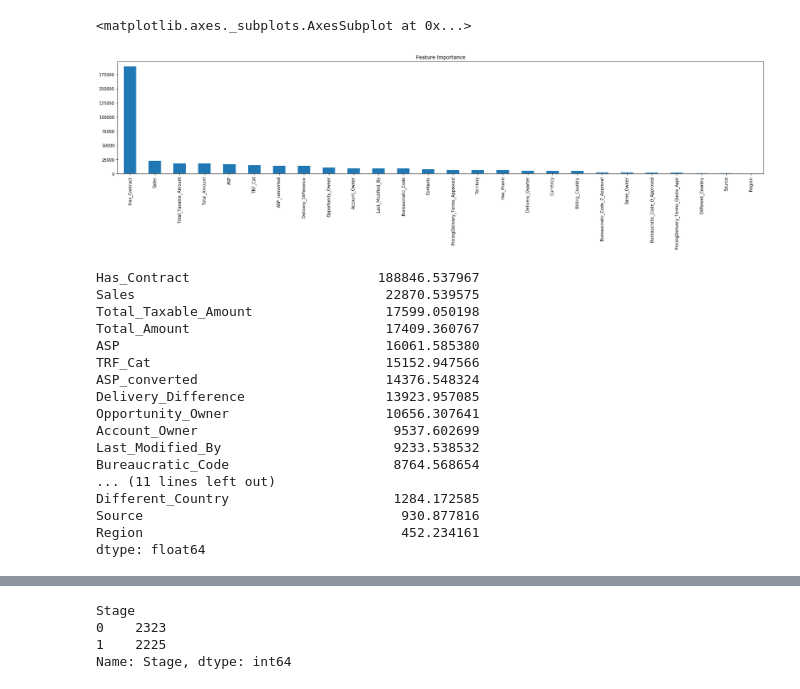
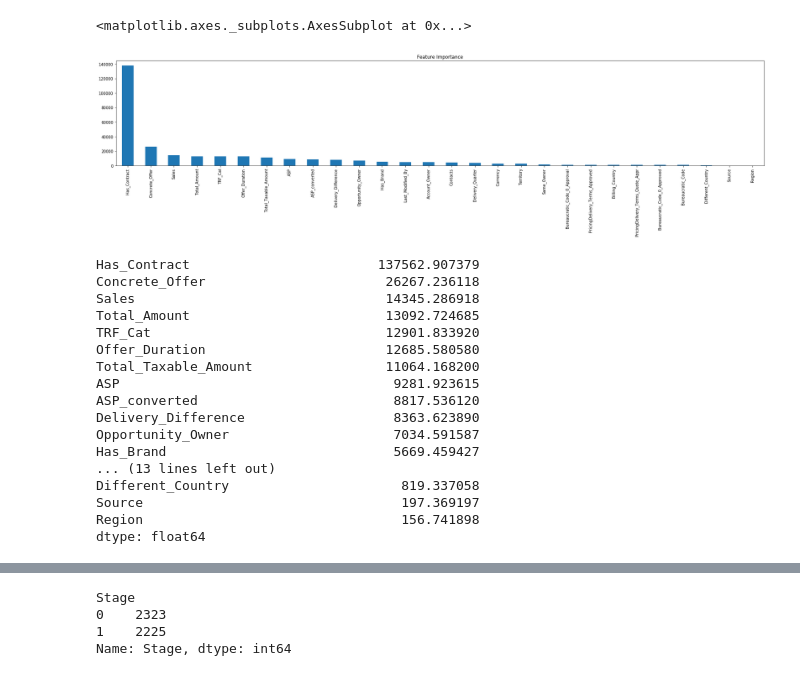
Before and after one commit to eugenusb/Alix2020, a Jupyter notebook: Auxiliar3.ipynb, the cells around one changed output, grey strips where cells are left out. Saved outputs shown, nothing was run; the diff lists cells and outputs as text; code cells hidden in the pictures.

```diff
--- a/Auxiliar3.ipynb
+++ b/Auxiliar3.ipynb
@@ -45,6 +44,10 @@ def preprocess(data):
 
     data["Contacts"] = data.groupby("Opportunity_ID", sort = False)["Opportunity_ID"].transform("count")
     data["Delivery_Difference"] = (data["Planned_Delivery_End_Date"] - data["Planned_Delivery_Start_Date"]).dt.days
+    data["Concrete_Offer"] = (data["Planned_Delivery_End_Date"] - data["Opportunity_Created_Date"]).dt.days
+    data.loc[data.Concrete_Offer <= 0, "Concrete_Offer"] = 0
+    data["Offer_Duration"] = (data["Quote_Expiry_Date"] - data["Opportunity_Created_Date"]).dt.days
+    data.loc[data.Offer_Duration <= 0, "Offer_Duration"] = -1
     data["Same_Owner"] = data.Opportunity_Owner == data.Last_Modified_By
     data["Has_Brand"] = data.Brand != "None"
     data["Has_Contract"] = data.Sales_Contract_No != "None"
@@ -59,10 +62,16 @@ def preprocess(data):
     # casteo a categoricas varias columnas
     categorical = [x for x in data.columns if data[x].dtype == "object"]
     for c in categorical:
-        data[c] = data[c].astype('category')
+        data[c] = data[c].astype("category")
 
     data = data.drop(borrar + useless + dates, axis = 1)
 
+    data.drop(data[(data.Contacts > 1) & (data.ASP.isna())].index, inplace = True)
+    rest = [x for x in data.columns if x not in ['ID']]
+    data = data.drop_duplicates(rest)
+
+    #data = data.groupby("Opportunity_ID", as_index = False).max()
+
     return (data)
 # %%
 df = preprocess(data)
@@ -73,7 +82,8 @@ categorical = ['Region', 'Territory', 'Bureaucratic_Code', 'Source', 'Billing_Co
                'Opportunity_Type', 'Quote_Type', 'Delivery_Terms', 'Brand', 'Product_Type', 'Size',
                'Product_Category_B', 'Price', 'Currency', 'Last_Activity', 'Product_Family',
                'Product_Name', 'ASP_Currency', 'ASP_converted_Currency', 'Month', 'Delivery_Quarter',
-               'Actual_Delivery_Date', 'Total_Amount_Currency', 'Total_Taxable_Amount_Currency', 'Prod_Category_A']
+               'Actual_Delivery_Date', 'Total_Amount_Currency', 'Total_Taxable_Amount_Currency', 'Prod_Category_A',
+               'TRF_Cat']
 categorical = [x for x in categorical if x in df.columns]
 # %%
 train_data = lgb.Dataset(x_train.drop(target, axis = 1), label = y_train, categorical_feature = categorical)
@@ -85,7 +95,7 @@ parameters = {
     'metric': 'binary_logloss',
     'is_unbalance': 'true',
     'boosting': 'gbdt',
-    'num_leaves': 31,
+    'num_leaves': 40,
     'feature_fraction': 0.4,
     'bagging_fraction': 0.6,
     'bagging_freq': 20,
@@ -94,5 +104,5 @@ parameters = {
     'verbose': 0
 }
 
-model = lgb.train(parameters, train_data, valid_sets = test_data, num_boost_round = 5000, early_stopping_rounds = 800)
+model = lgb.train(parameters, train_data, valid_sets = test_data, num_boost_round = 1000, early_stopping_rounds = 300)
 # %% [output]
@@ -126,31 +135,31 @@ feat_imp.plot(kind = 'bar', title = 'Feature Importance')
 # %%
 predictors = [x for x in x_train.drop(target, axis = 1).columns]
 feat_imp = pd.Series(model.feature_importance("gain"), predictors).sort_values(ascending = False)
-feat_imp = feat_imp[0:28]
-plt.rcParams['figure.figsize'] = 28, 5
+#feat_imp = feat_imp[0:30]
+plt.rcParams['figure.figsize'] = 30, 5
 feat_imp.plot(kind = 'bar', title = 'Feature Importance')
 # %% [output]
 <matplotlib.axes._subplots.AxesSubplot at 0x...>
-[figure, old version]
+[figure, new version]
 # %%
 print feat_imp
 # %% [output]
-Has_Contract                        188846.537967
-Sales                                22870.539575
-Total_Taxable_Amount                 17599.050198
-Total_Amount                         17409.360767
-ASP                                  16061.585380
-TRF_Cat                              15152.947566
-ASP_converted                        14376.548324
-Delivery_Difference                  13923.957085
-Opportunity_Owner                    10656.307641
-Account_Owner                         9537.602699
-Last_Modified_By                      9233.538532
-Bureaucratic_Code                     8764.568654
-... (11 lines left out)
-Different_Country                     1284.172585
-Source                                 930.877816
-Region                                 452.234161
+Has_Contract                        137562.907379
+Concrete_Offer                       26267.236118
+Sales                                14345.286918
+Total_Amount                         13092.724685
+TRF_Cat                              12901.833920
+Offer_Duration                       12685.580580
+Total_Taxable_Amount                 11064.168200
+ASP                                   9281.923615
+ASP_converted                         8817.536120
+Delivery_Difference                   8363.623890
+Opportunity_Owner                     7034.591587
+Has_Brand                             5669.459427
+... (13 lines left out)
+Different_Country                      819.337058
+Source                                 197.369197
+Region                                 156.741898
 dtype: float64
 # %%
 y_pred = model.predict(x_test.drop(target, axis = 1))
```
Also changed, not shown: parts of 53 cells of this notebook, 14 other files.
